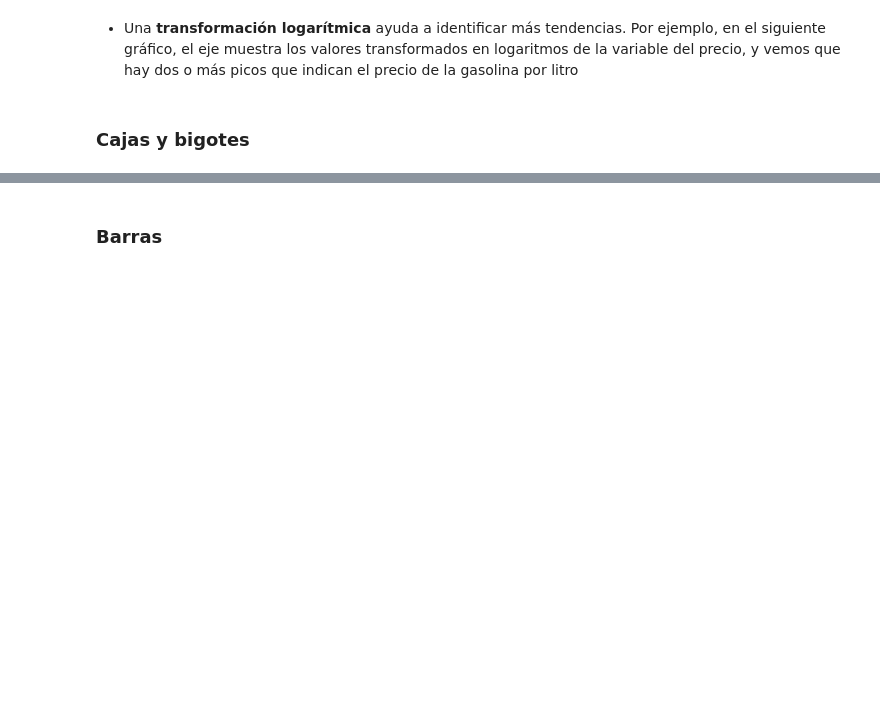
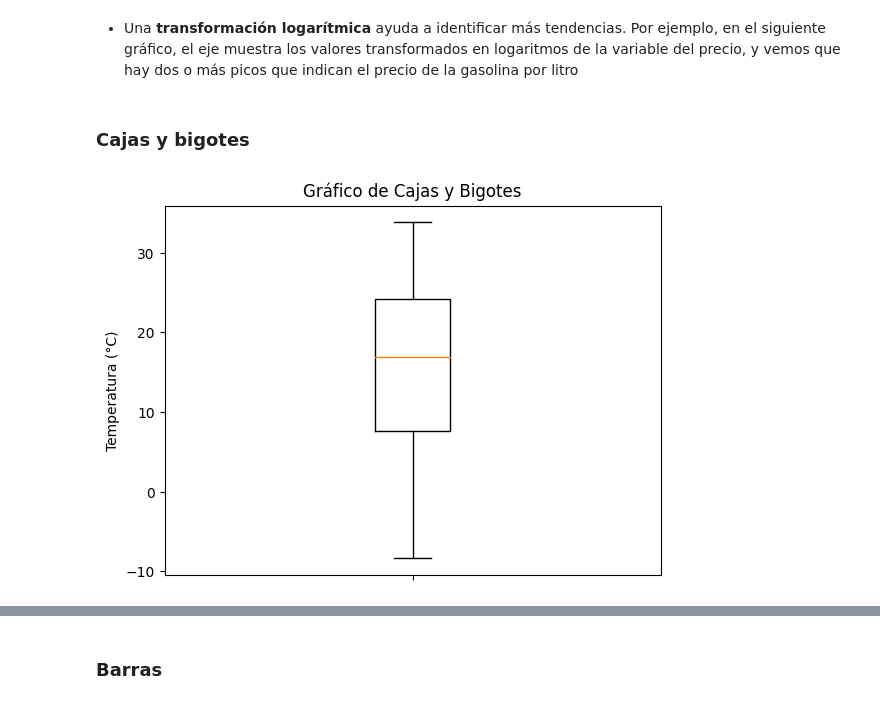
Before and after one commit to lporras/bootcamp_analisis_predic, a Jupyter notebook: docs/modulo_2_sin_codigo_2.ipynb, the cells around one changed output, grey strips where cells are left out. Cells and saved outputs as stored; diff of their text form; code cells hidden in the pictures; blank space fills up the shorter version.

```diff
--- a/docs/modulo_2_sin_codigo_2.ipynb
+++ b/docs/modulo_2_sin_codigo_2.ipynb
@@ -126,16 +335,18 @@ plt.show()
 ### **Cajas y bigotes**
 # %%
 # diagrama de cajas y bigotes de la temperatura
-# TU CODIGO AQUI
+plt.boxplot(df['temperature_c'].dropna())
 
 # Remover el nombre de la columna del eje X
 plt.xticks([1], [''])
 
 # Agregar título y etiquetas
 plt.title('Gráfico de Cajas y Bigotes')
-plt.ylabel('Temperatura (°F)')
+plt.ylabel('Temperatura (°C)')
 
 # Mostrar el gráfico
 plt.show()
+# %% [output]
+[figure, added]
 # %%
 # Crear un diagrama de cajas y bigotes con Seaborn
```
Also changed, not shown: parts of 15 cells of this notebook, 3 other files.
